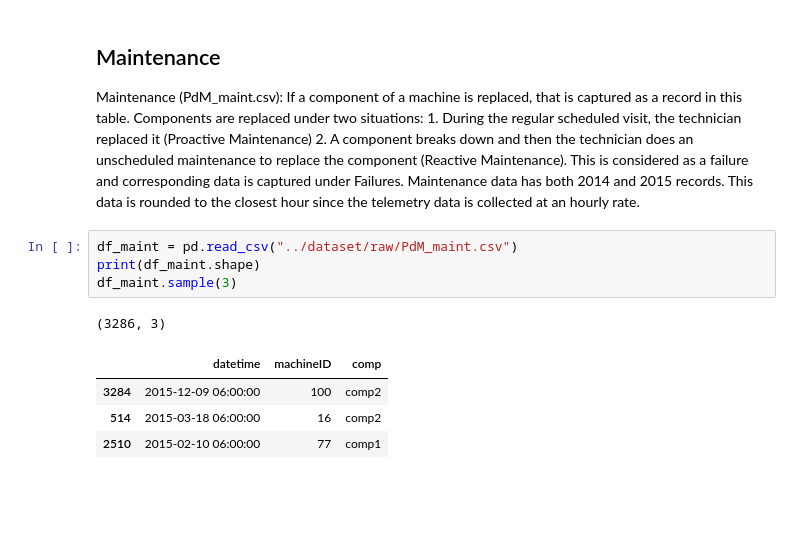
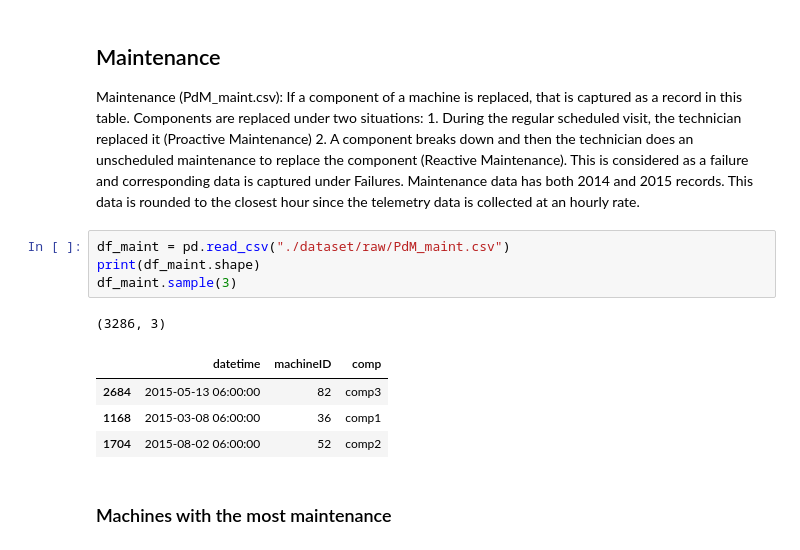
Before and after one commit to RafaelSilvaGodoy/PO235-previsao-falhas, a Jupyter notebook: scripts/etl.ipynb, the cells around one changed output. Cells and saved outputs as stored; diff of their text form; blank space fills up the shorter version.

```diff
--- a/scripts/etl.ipynb
+++ b/scripts/etl.ipynb
@@ -66,12 +183,14 @@ df_failures.sample(3)
 
 Maintenance (PdM_maint.csv): If a component of a machine is replaced, that is captured as a record in this table. Components are replaced under two situations: 1. During the regular scheduled visit, the technician replaced it (Proactive Maintenance) 2. A component breaks down and then the technician does an unscheduled maintenance to replace the component (Reactive Maintenance). This is considered as a failure and corresponding data is captured under Failures. Maintenance data has both 2014 and 2015 records. This data is rounded to the closest hour since the telemetry data is collected at an hourly rate.
 # %%
-df_maint = pd.read_csv("../dataset/raw/PdM_maint.csv")
+df_maint = pd.read_csv("./dataset/raw/PdM_maint.csv")
 print(df_maint.shape)
 df_maint.sample(3)
 # %% [output]
 (3286, 3)
 |  | datetime | machineID | comp |
-| 3284 | 2015-12-09 06:00:00 | 100 | comp2 |
-| 514 | 2015-03-18 06:00:00 | 16 | comp2 |
-| 2510 | 2015-02-10 06:00:00 | 77 | comp1 |
+| 2684 | 2015-05-13 06:00:00 | 82 | comp3 |
+| 1168 | 2015-03-08 06:00:00 | 36 | comp1 |
+| 1704 | 2015-08-02 06:00:00 | 52 | comp2 |
+# %% [markdown]
+### Machines with the most maintenance
```
Also changed, not shown: parts of 29 cells of this notebook.
